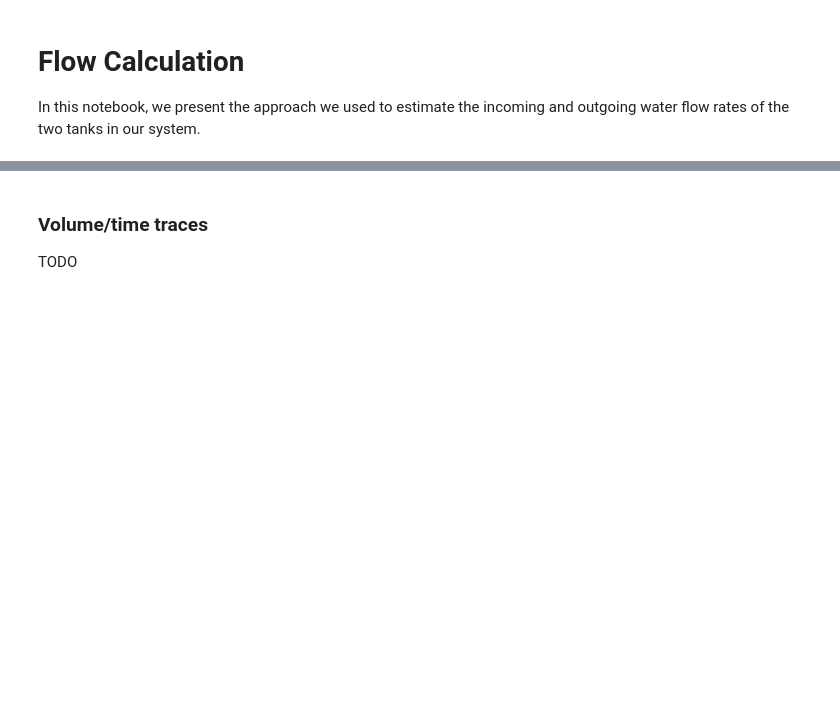
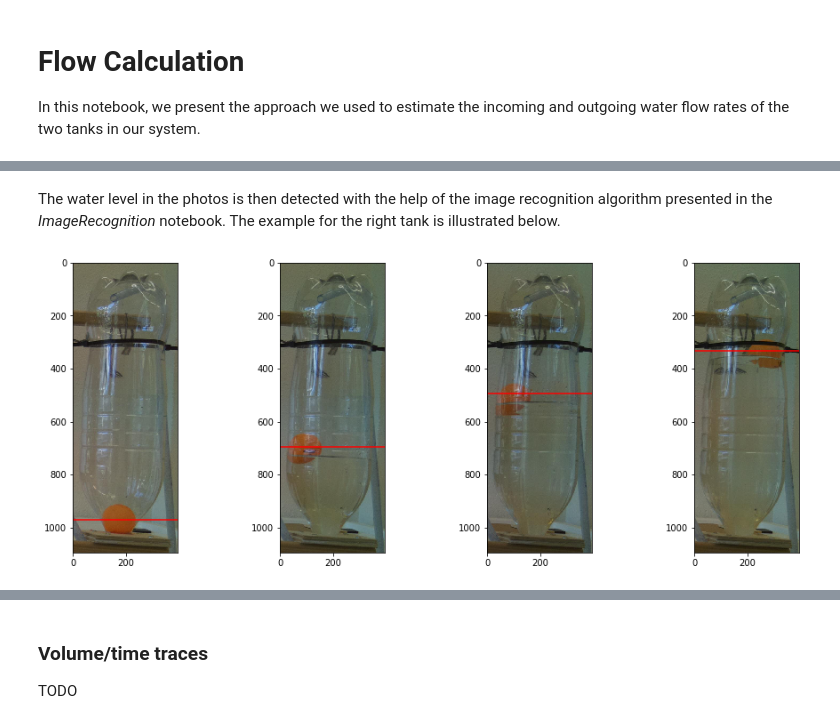
Before and after one commit to crestdsl/CREST, a Jupyter notebook: FlowCalculation.ipynb, the cells around one changed output, grey strips where cells are left out. Cells and saved outputs as stored; diff of their text form; code cells hidden in the pictures; blank space fills up the shorter version.

```diff
--- a/FlowCalculation.ipynb
+++ b/FlowCalculation.ipynb
@@ -6,0 +33,16 @@ TODO
+# %% [markdown]
+The water level in the photos is then detected with the help of the image recognition algorithm presented in the *ImageRecognition* notebook. The example for the right tank is illustrated below.
+# %%
+from utils import crop_image, detect_ball, show_height
+
+right_crop = dict(topleft=(240, 2015), bottomright=(1335, 2410))
+
+fig = plt.figure()
+for i, image in enumerate(images):
+    cropped_image = crop_image(image, right_crop['topleft'], right_crop['bottomright'])
+    (_, ball_y) = detect_ball(cropped_image, 80)
+    ax = fig.add_subplot(1,4,i+1)
+    ax.imshow(cropped_image)
+    ax.axhline(y=ball_y, color='r')
+# %% [output]
+[figure, added]
```
Also changed, not shown: parts of 8 cells of this notebook, 5 other files.
